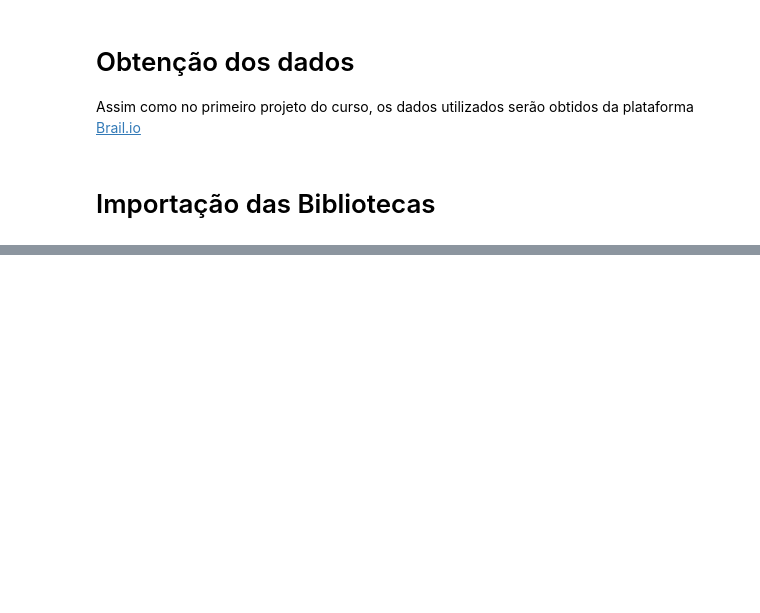
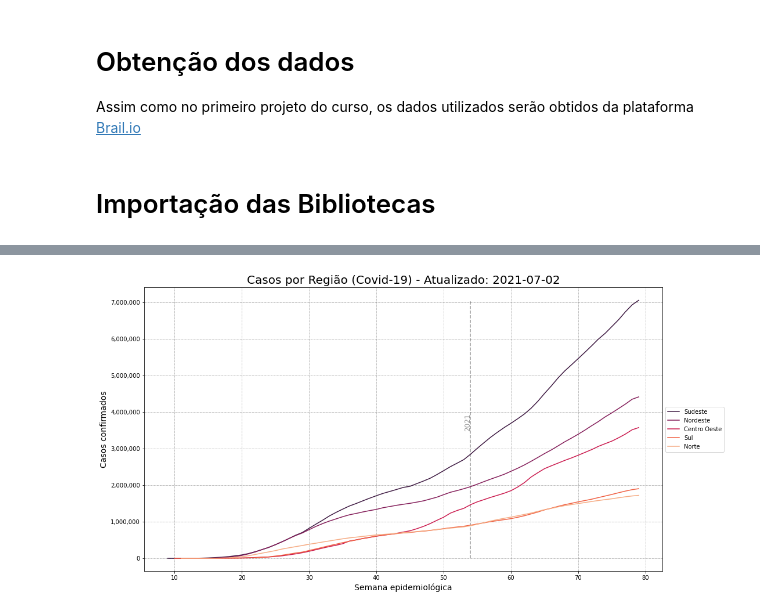
Before and after one commit to antoniodragoc/Projeto_Modulo_03, a Jupyter notebook: Projeto_Modulo_03.ipynb, the cells around one changed output, grey strips where cells are left out. Saved outputs shown, nothing was run; the diff lists cells and outputs as text; code cells hidden in the pictures; blank space fills up the shorter version.

```diff
--- a/Projeto_Modulo_03.ipynb
+++ b/Projeto_Modulo_03.ipynb
@@ -54,0 +303,6 @@ warnings.filterwarnings('ignore')
+# %%
+df_regiao = organiza_week(df_regiao)
+# %%
+plot_semana(df_regiao, 'last_available_confirmed', 'Região','Casos por Região')
+# %% [output]
+[figure, added]
```
Also changed, not shown: parts of 53 cells of this notebook, 1 other file.
